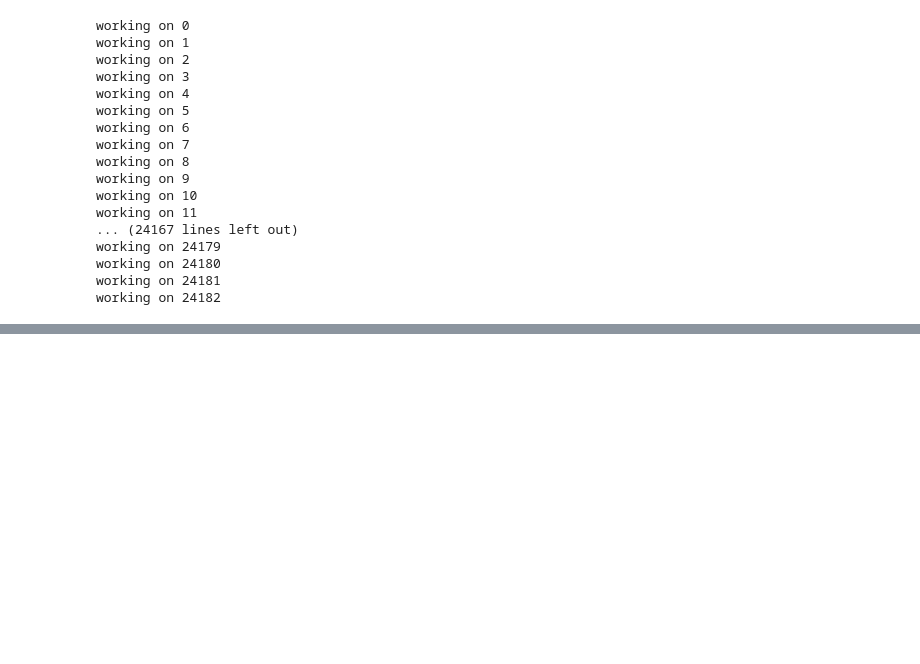
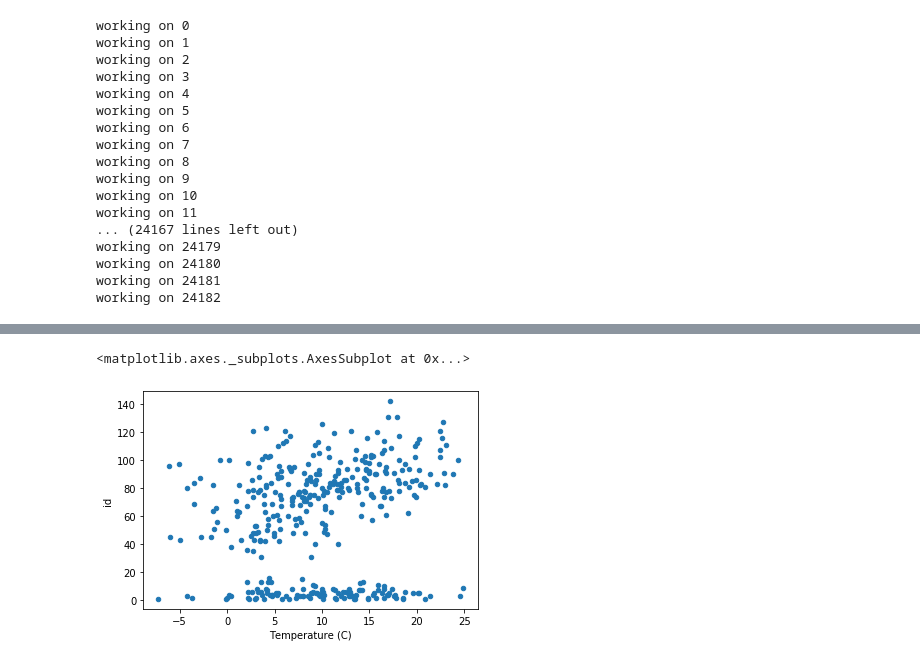
Before and after one commit to kavehamini/WeatherVsHomeSalesProject1, a Jupyter notebook: weathervshomesales.ipynb, the cells around one changed output, grey strips where cells are left out. Cells and saved outputs as stored; diff of their text form; code cells hidden in the pictures; blank space fills up the shorter version.

```diff
--- a/weathervshomesales.ipynb
+++ b/weathervshomesales.ipynb
@@ -210,0 +331,3 @@ weatherdata
+# %%
+housesalescount = df.groupby('date').count()
+housesalescount
@@ -210,0 +349,2 @@ weatherdata
+# %%
+merged2= pd. merge(housesalescount, weatherbydate, on="date", how="inner" )
@@ -210,0 +368,5 @@ weatherdata
+# %%
+merged2.plot(kind='scatter', x='Temperature (C)', y='id')
+# %% [output]
+<matplotlib.axes._subplots.AxesSubplot at 0x...>
+[figure, added]
```
Also changed, not shown: parts of 15 cells of this notebook.
